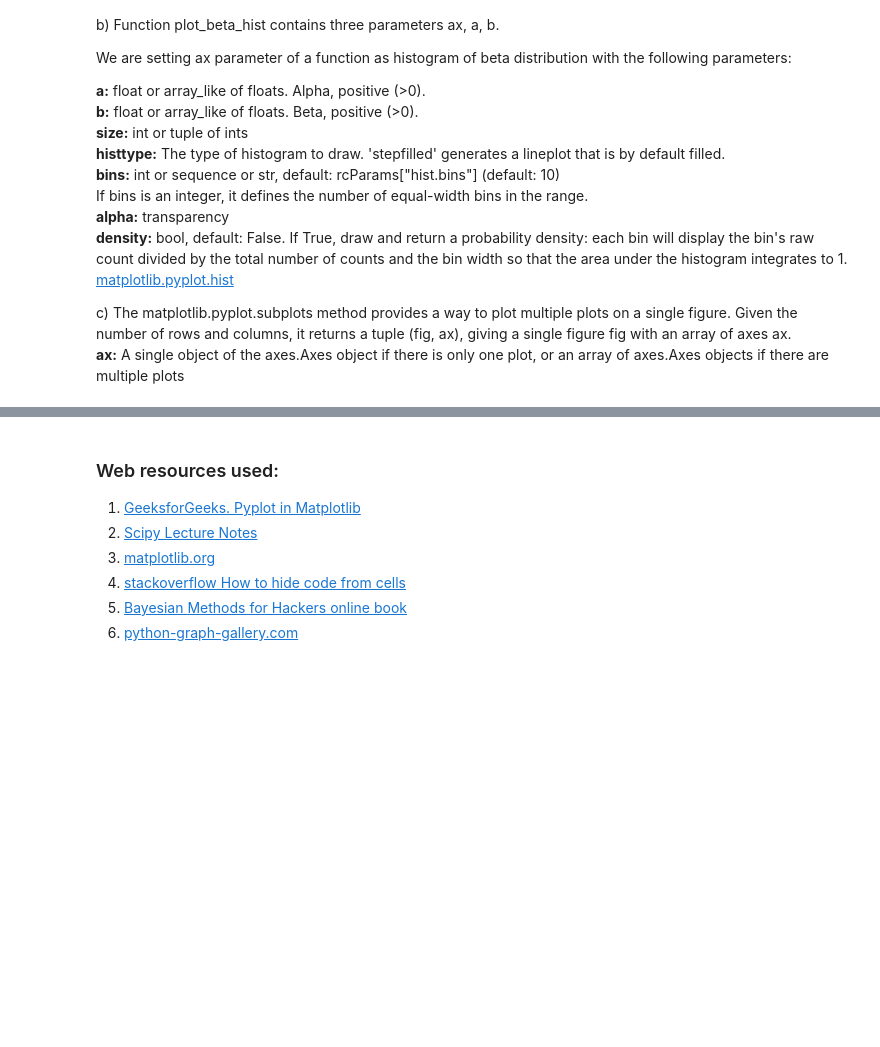
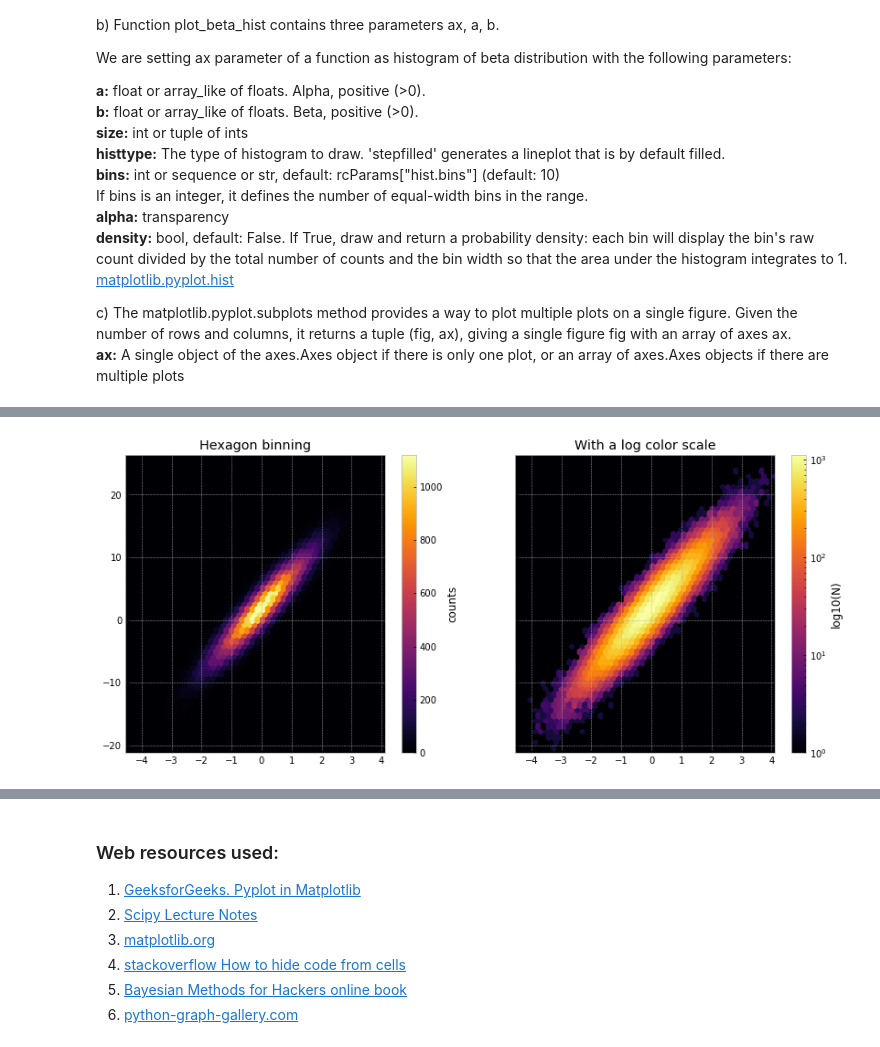
Before and after one commit to angelinka/Fundamentals-of-Data-Analysis, a Jupyter notebook: pyplot.ipynb, the cells around one changed output, grey strips where cells are left out. Saved outputs shown, nothing was run; the diff lists cells and outputs as text; code cells hidden in the pictures; blank space fills up the shorter version.

Commit message:
Finised code explanation for hexbin plot. Cleared the notebook

```diff
--- a/pyplot.ipynb
+++ b/pyplot.ipynb
@@ -325,0 +292,34 @@ xlim, ylim - setting the limits of the current axes to min and max of x and y re
+# %%
+import numpy as np
+import matplotlib.pyplot as plt
+
+# Fixing random state for reproducibility
+np.random.seed(19680801)
+
+n = 100_000
+x = np.random.standard_normal(n)
+#y = 2.0 + 3.0 * x + 4.0 * np.random.standard_normal(n)
+y = 2.0 + 5 * x + 2.0 * np.random.standard_normal(n)
+xlim = x.min(), x.max()
+ylim = y.min(), y.max()
+
+# The figure will consist of 2 subplots with shared Y axes
+fig, (ax0, ax1) = plt.subplots(ncols=2, sharey=True, figsize=(14, 6))
+
+# Making first subplot, we can choose the size of the bins and a color pallet
+hb = ax0.hexbin(x, y, gridsize=50, cmap='inferno')
+ax0.set(xlim=xlim, ylim=ylim)
+ax0.set_title("Hexagon binning")
+# We can add color bar beside the plot
+cb = fig.colorbar(hb, ax=ax0, label='counts')
+
+# Making second subplot
+hb = ax1.hexbin(x, y, gridsize=50, bins='log', cmap='inferno')
+ax1.set(xlim=xlim, ylim=ylim)
+ax1.set_title("With a log color scale")
+# Adding color bar beside the plot
+cb = fig.colorbar(hb, ax=ax1, label='log10(N)')
+
+plt.show()
+# %% [output]
+[figure, added]
```
Also changed, not shown: parts of 12 cells of this notebook.
